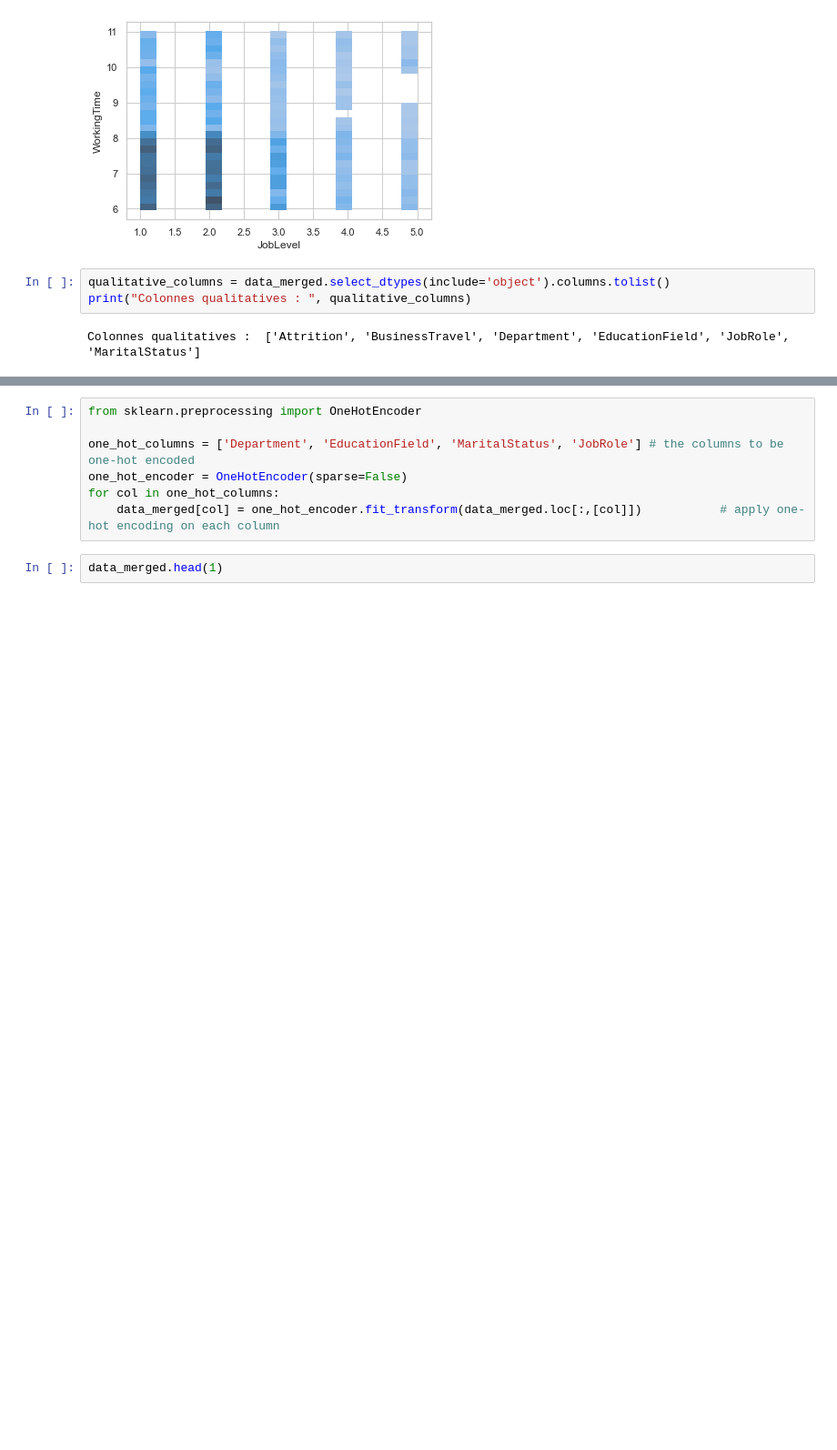
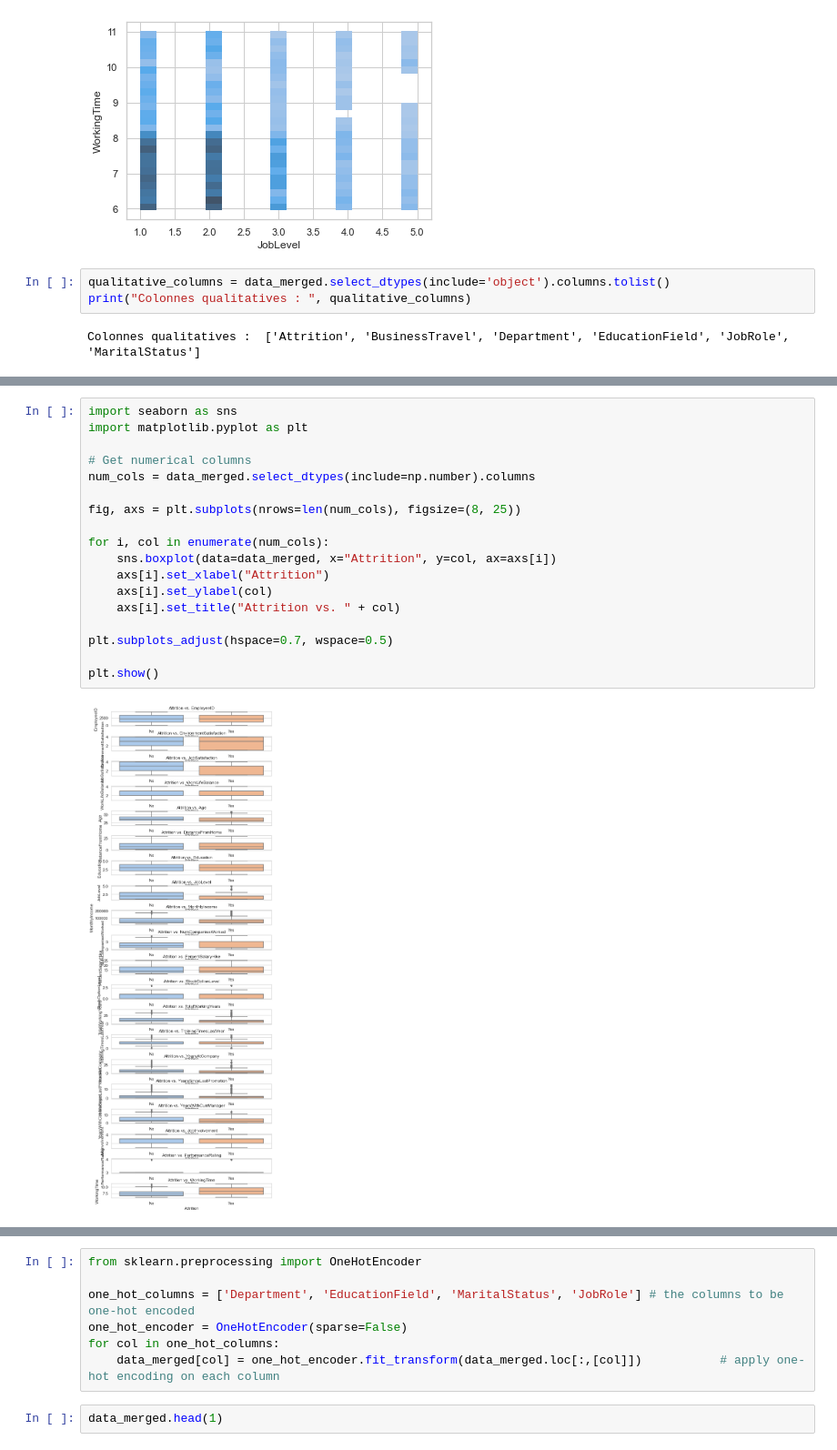
Before and after one commit to itsyanis/Machine-Learning-Project, a Jupyter notebook: Livrable_Projet IA.ipynb, the cells around one changed output, grey strips where cells are left out. Shown at 91% size. Cells and saved outputs as stored; diff of their text form; blank space fills up the shorter version.

```diff
--- a/Livrable_Projet IA.ipynb
+++ b/Livrable_Projet IA.ipynb
@@ -332,2 +399,22 @@ Colonnes qualitatives :  ['Attrition', 'BusinessTravel', 'Department', 'Educatio
+# %%
+import seaborn as sns
+import matplotlib.pyplot as plt
+
+# Get numerical columns
+num_cols = data_merged.select_dtypes(include=np.number).columns
+
+fig, axs = plt.subplots(nrows=len(num_cols), figsize=(8, 25))
+
+for i, col in enumerate(num_cols):
+    sns.boxplot(data=data_merged, x="Attrition", y=col, ax=axs[i])
+    axs[i].set_xlabel("Attrition")
+    axs[i].set_ylabel(col)
+    axs[i].set_title("Attrition vs. " + col)
+
+plt.subplots_adjust(hspace=0.7, wspace=0.5)
+
+plt.show()
+# %% [output]
+[figure, added]
 # %%
 ordered_categories = ['Non-Travel', 'Travel_Rarely', 'Travel_Frequently']                         # the order of the categories
```
Also changed, not shown: parts of 38 cells of this notebook.
